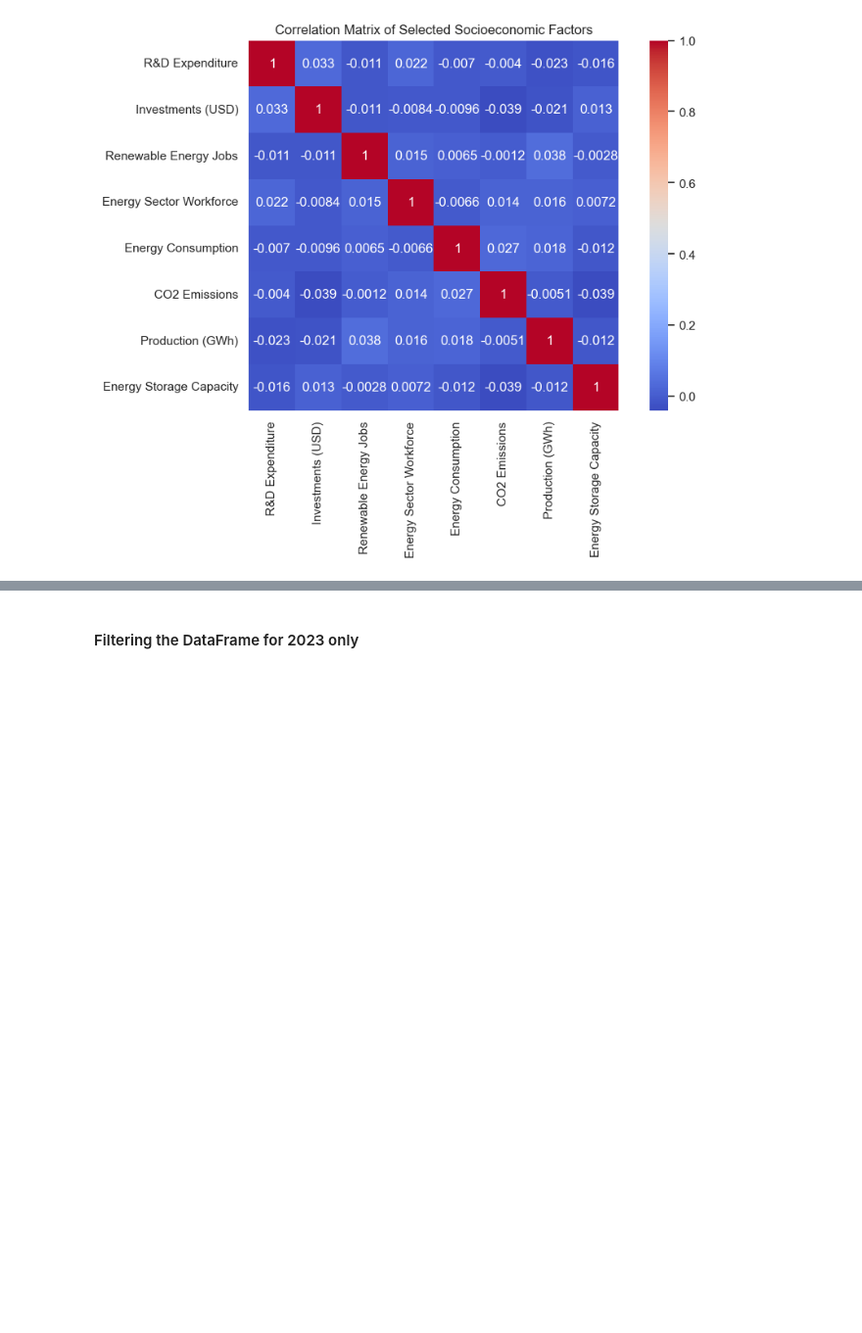
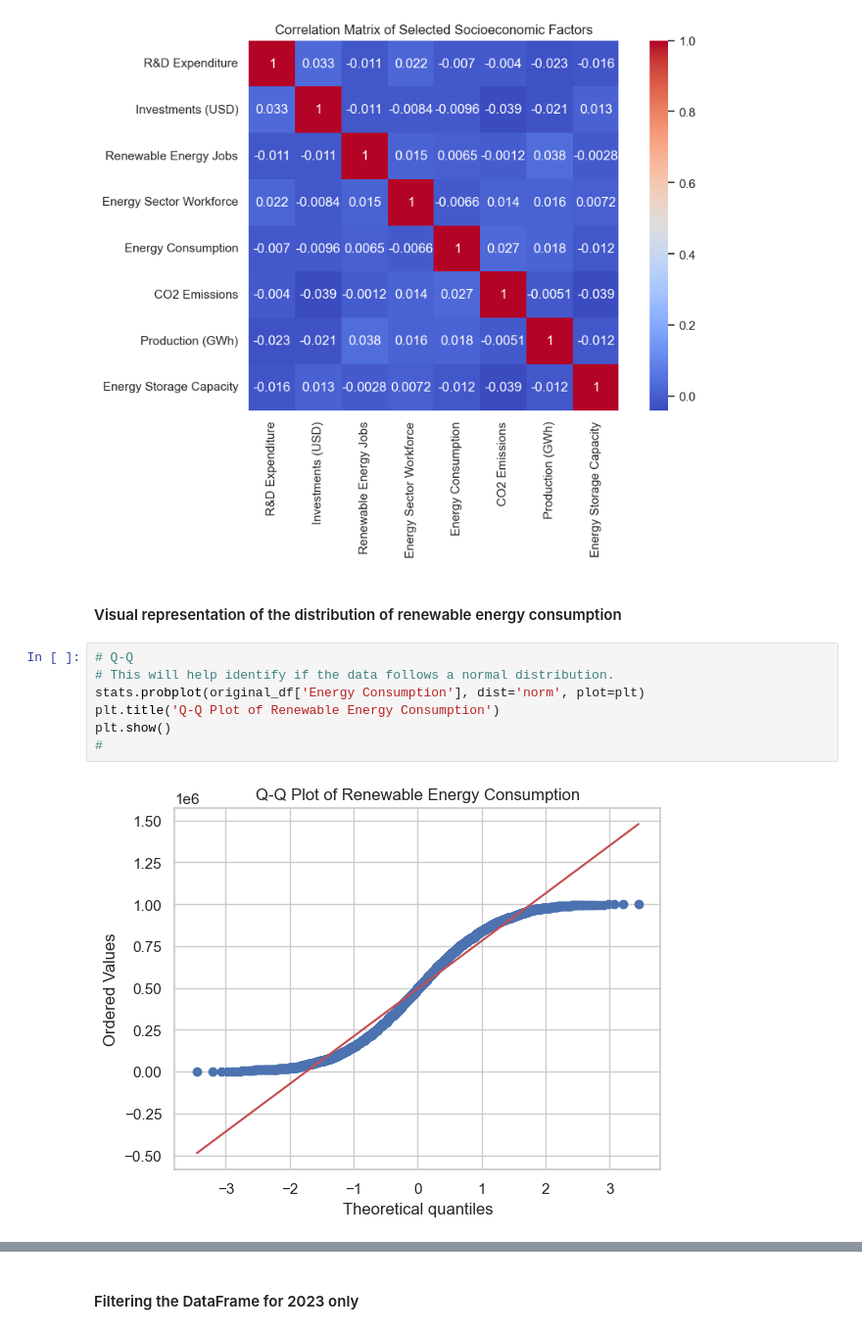
Before and after one commit to arnelimperial/greenergy, a Jupyter notebook: eda.ipynb, the cells around one changed output, grey strips where cells are left out. Shown at 98% size. Drawn from its saved outputs; the diff is of its cells as text; blank space fills up the shorter version.

```diff
--- a/eda.ipynb
+++ b/eda.ipynb
@@ -196,3 +202,14 @@ plt.title('Correlation Matrix of Selected Socioeconomic Factors')
 plt.show()
 # %% [output]
 [figure]
+# %% [markdown]
+<h4>Visual representation of the distribution of renewable energy consumption</h4>
+# %%
+# Q-Q
+# This will help identify if the data follows a normal distribution.
+stats.probplot(original_df['Energy Consumption'], dist='norm', plot=plt)
+plt.title('Q-Q Plot of Renewable Energy Consumption')
+plt.show()
+#
+# %% [output]
+[figure, added]
```
Also changed, not shown: parts of 27 cells of this notebook, 1 other file.
